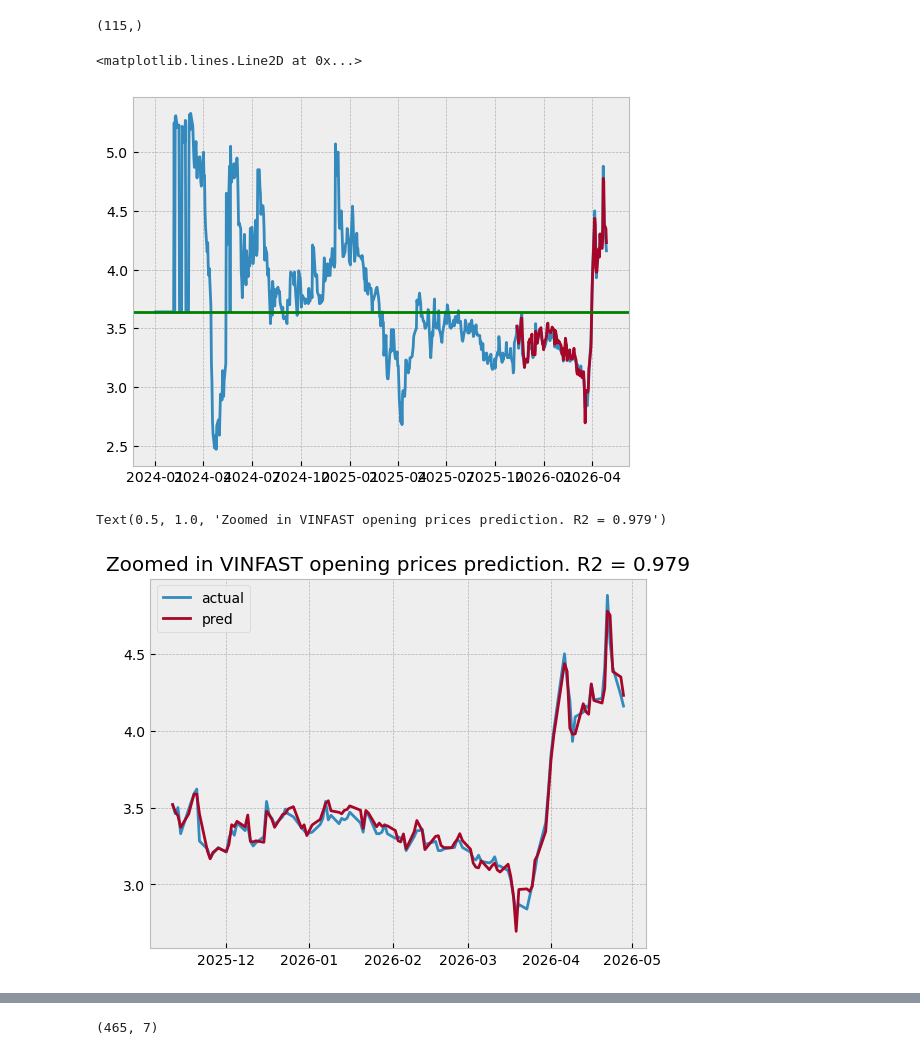
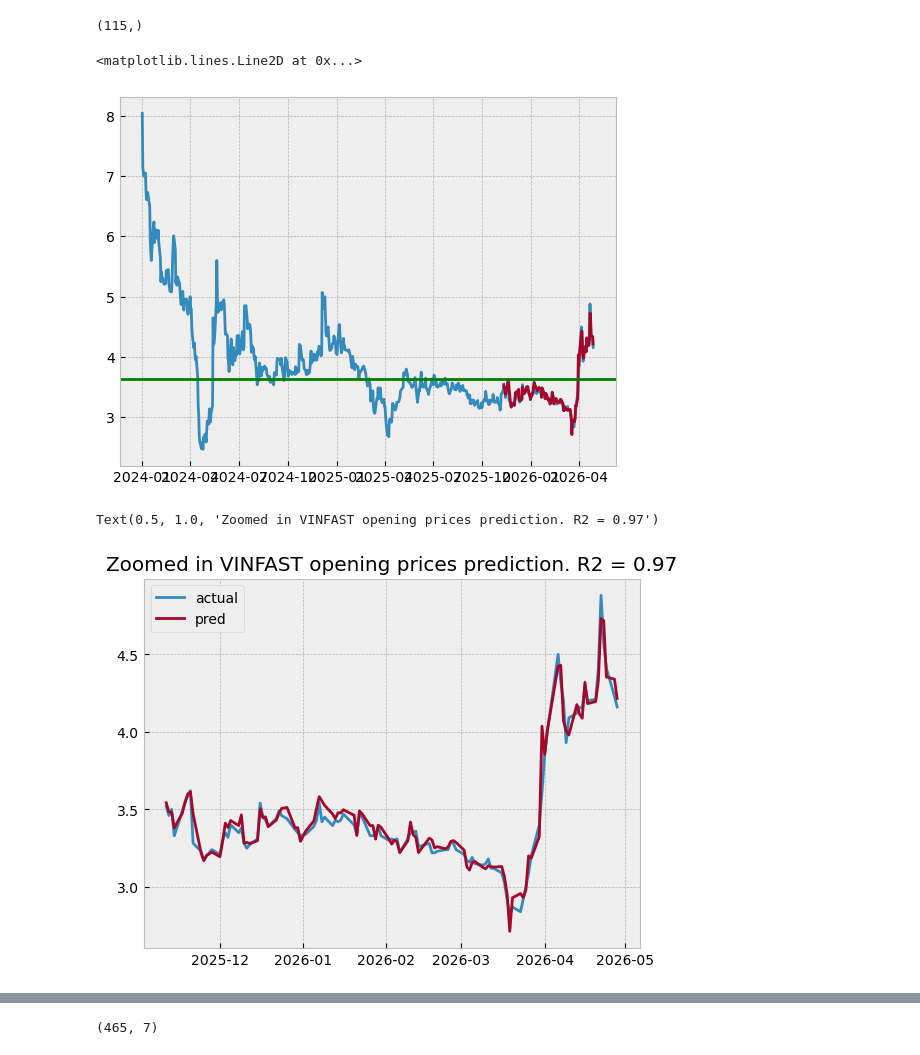
Before and after one commit to Thomas-Nguyen12/NewsApplication, a Jupyter notebook: notebooks/vinfast_time_series.ipynb, the cells around one changed output, grey strips where cells are left out. Drawn from its saved outputs; the diff is of its cells as text; code cells hidden in the pictures.

```diff
--- a/notebooks/vinfast_time_series.ipynb
+++ b/notebooks/vinfast_time_series.ipynb
@@ -397,7 +397,11 @@ for column in X_train:
 
     X_train[f"{column}_imputed"], median, upper, lower = impute_median(column)
 
+
     X_test[f"{column}_imputed"] = [median if value > upper or value < lower else value for value in X_test[column]]
+    joblib.dump(median, f"../models/time_series/vinfast/lagged_{column}_median.pkl")
+    joblib.dump(upper, f"../models/time_series/vinfast/lagged_{column}_upper.pkl")
+    joblib.dump(lower, f"../models/time_series/vinfast/lagged_{column}_lower.pkl")
     print ("Done...")
     print ("------------------")
 
@@ -405,7 +409,7 @@ for column in X_train:
 
 
 # -------------------------- CREATING THE LAGGING
-y = df.open_imputed.values.reshape(-1,1)
+y = df.open.values.reshape(-1,1)
 
 
 
@@ -784,14 +788,14 @@ np.shape(pred)
 # %%
 # plotting
 
 
-plt.plot(df.date, df.open_imputed)
+plt.plot(df.date, df.open)
 plt.plot(df.tail(test_size).date.iloc[1:], pred)
 
 plt.axhline(y=df['open'].median(), color='g')
 # %% [output]
 <matplotlib.lines.Line2D at 0x...>
-[figure, old version]
+[figure, new version]
 # %%
 plt.plot(df.tail(test_size).date.iloc[1:], Y_test)
 plt.plot(df.tail(test_size).date.iloc[1:], pred)
@@ -800,8 +804,8 @@ plt.legend(['actual', 'pred'])
 
 plt.title(f"Zoomed in VINFAST opening prices prediction. R2 = {np.round(r2_score(y_true=Y_test, y_pred=pred), 3)}")
 # %% [output]
-Text(0.5, 1.0, 'Zoomed in VINFAST opening prices prediction. R2 = 0.979')
+Text(0.5, 1.0, 'Zoomed in VINFAST opening prices prediction. R2 = 0.97')
-[figure, old version]
+[figure, new version]
 # %%
 # plotting
 
```
Also changed, not shown: parts of 34 cells of this notebook, 17 other files.
